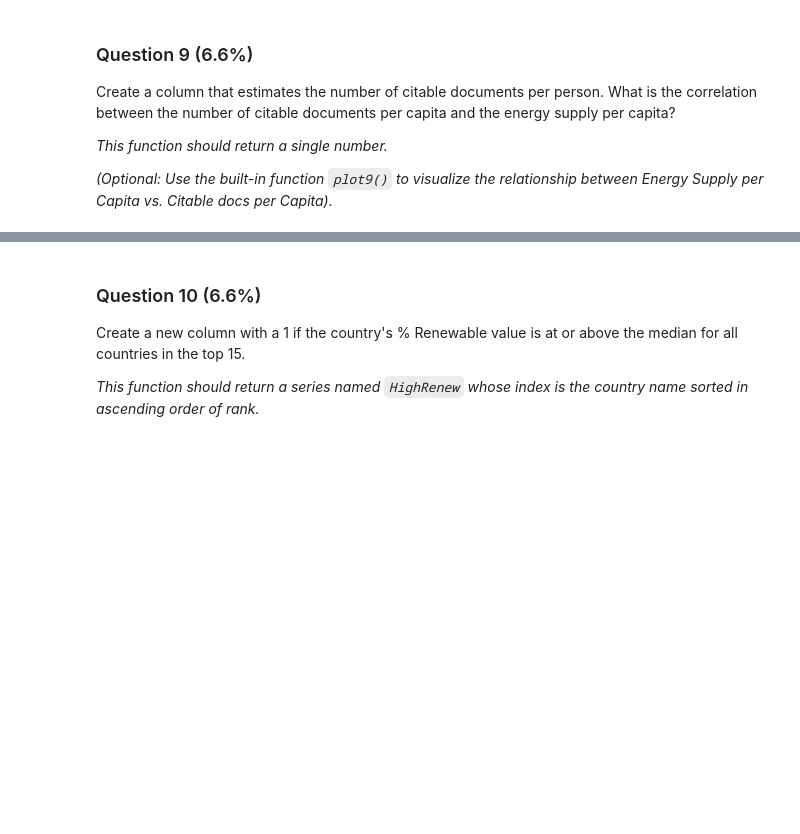
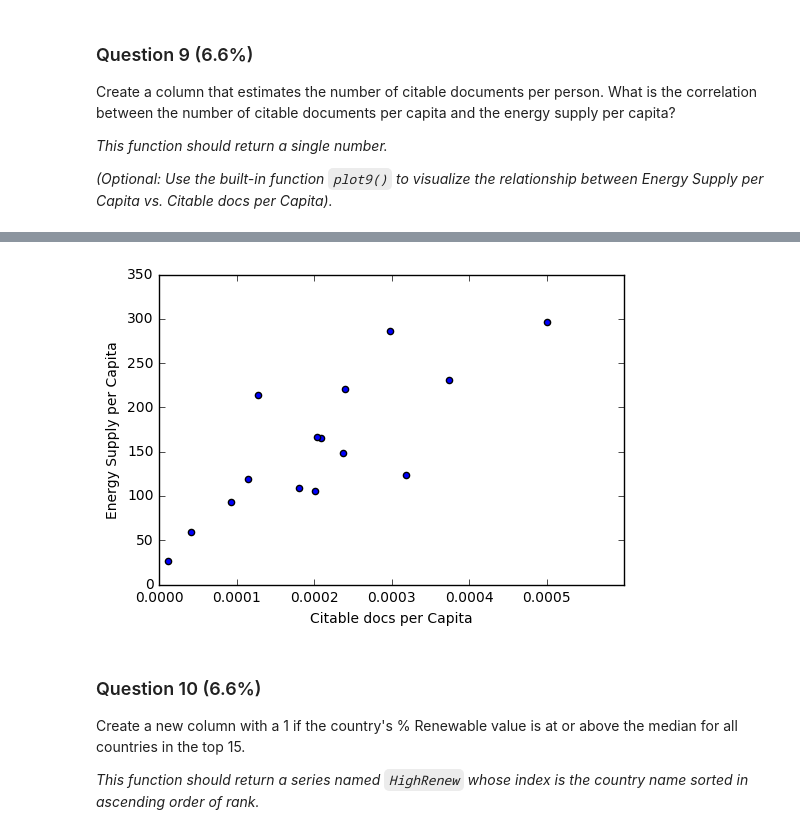
Before and after one commit to kwu16-btaa/DS-in-Python, a Jupyter notebook: assgn3-pandas-indepth.ipynb, the cells around one changed output, grey strips where cells are left out. Drawn from its saved outputs; the diff is of its cells as text; code cells hidden in the pictures; blank space fills up the shorter version.

Commit message:
Adding chart outputs

```diff
--- a/assgn3-pandas-indepth.ipynb
+++ b/assgn3-pandas-indepth.ipynb
@@ -290,3 +289,7 @@ def plot9():
+# %%
+plot9()
+# %% [output]
+[figure, added]
 # %% [markdown]
 ### Question 10 (6.6%)
 Create a new column with a 1 if the country's % Renewable value is at or above the median for all countries in the top 15.
```
Also changed, not shown: parts of 5 cells of this notebook.
